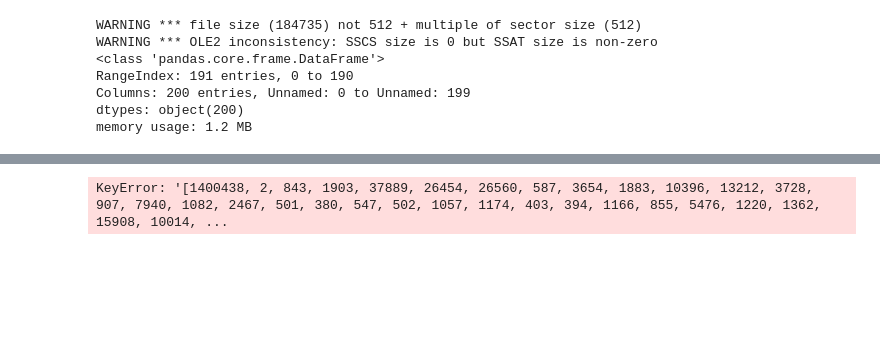
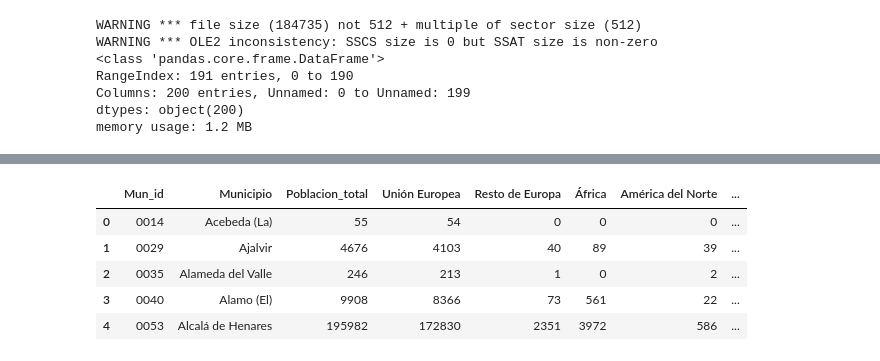
Before and after one commit to santiagofp9/Pueblos_trasnacionales, a Jupyter notebook: Hygiene.ipynb, the cells around one changed output, grey strips where cells are left out. Cells and saved outputs as stored; diff of their text form; code cells hidden in the pictures; blank space fills up the shorter version.

```diff
--- a/Hygiene.ipynb
+++ b/Hygiene.ipynb
@@ -91,4 +93,0 @@ pue_general = pue_nacimiento[['Unnamed: 1','Unnamed: 2','Unnamed: 3','Unnamed: 4
-# %%
-pue_general.extranjeros[(pue_general.extranjeros)]
-# %% [output]
-KeyError: '[1400438, 2, 843, 1903, 37889, 26454, 26560, 587, 3654, 1883, 10396, 13212, 3728, 907, 7940, 1082, 2467, 501, 380, 547, 502, 1057, 1174, 403, 394, 1166, 855, 5476, 1220, 1362, 15908, 10014, ...
@@ -104,0 +94,21 @@ pueblitos
+# %%
+#Cleaning excel table into dataframe
+
+pob_total.drop([0,1,2,3,4,5,6,7], axis=0, inplace=True) #Excel headers out
+pob_total = pob_total.rename(columns=pob_total.iloc[0]) #Assign column headers
+pob_total.columns.values[0] = 'Mun_id'
+pob_total.columns.values[1] = 'Municipio'
+pob_total.columns.values[2] = 'Poblacion_total'
+pob_total.drop([8,9], axis=0, inplace=True) #Countries row out
+pob_total.reset_index(drop=True, inplace=True) #Reset index
+
+pob_total.fillna(0, inplace=True) #Nan to 0 people
+
+pob_total.head()
+# %% [output]
+|  | Mun_id | Municipio | Poblacion_total | Unión Europea | Resto de Europa | África | América del Norte | ... |
+| 0 | 0014 | Acebeda (La) | 55 | 54 | 0 | 0 | 0 | ... |
+| 1 | 0029 | Ajalvir | 4676 | 4103 | 40 | 89 | 39 | ... |
+| 2 | 0035 | Alameda del Valle | 246 | 213 | 1 | 0 | 2 | ... |
+| 3 | 0040 | Alamo (El) | 9908 | 8366 | 73 | 561 | 22 | ... |
+| 4 | 0053 | Alcalá de Henares | 195982 | 172830 | 2351 | 3972 | 586 | ... |
```
Also changed, not shown: parts of 12 cells of this notebook, 3 other files.
